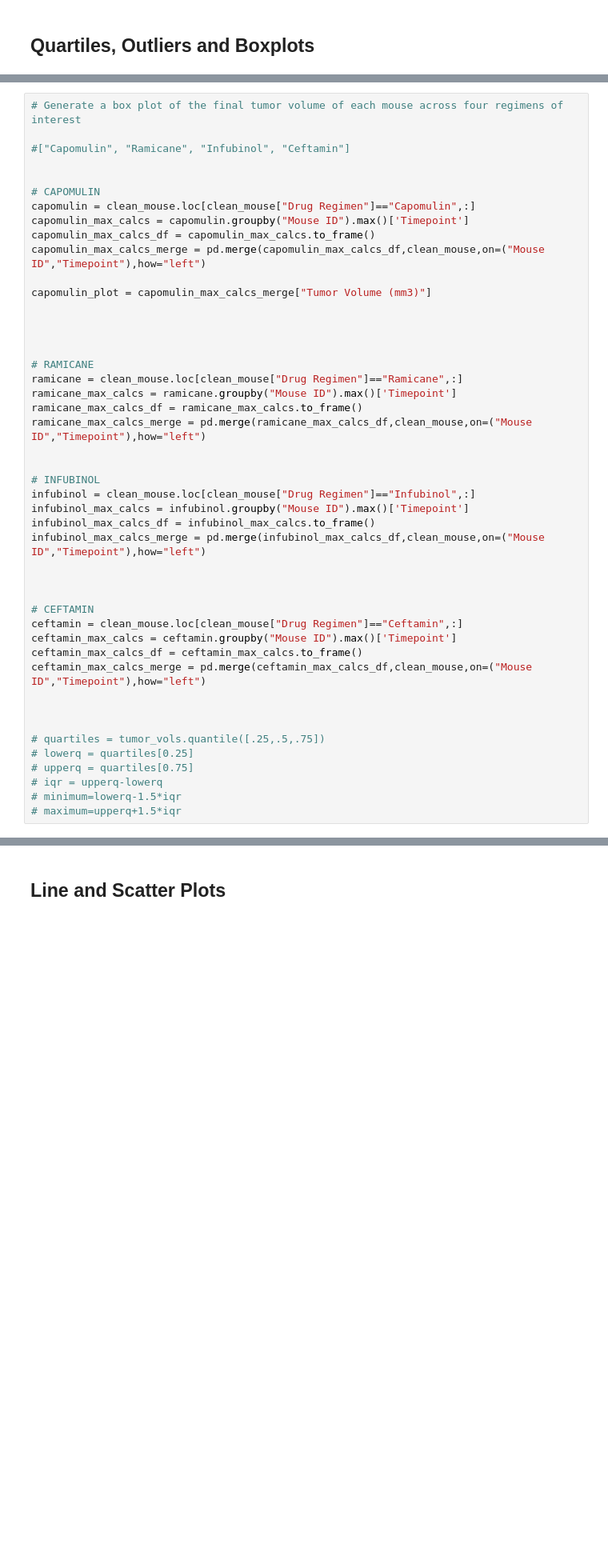
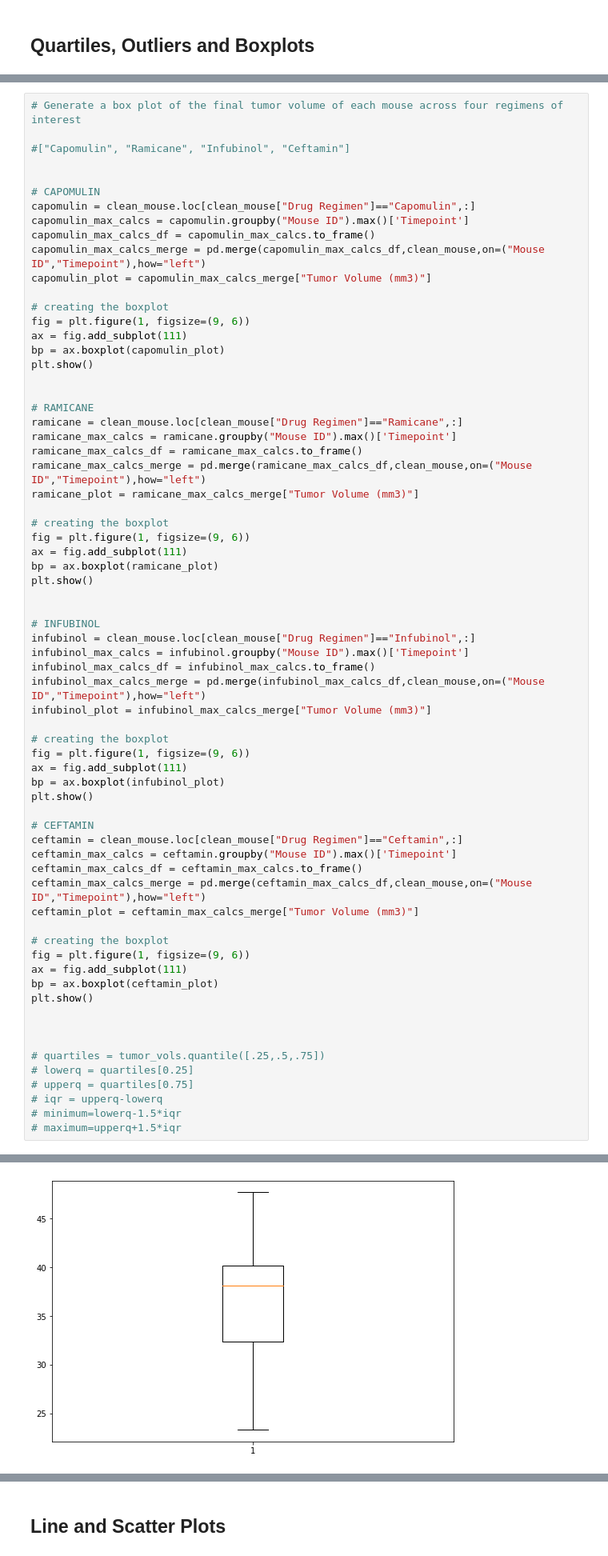
Before and after one commit to markhirsch91/matplotlib-challange, a Jupyter notebook: Pymaceuticals/pymaceuticals_starter.ipynb, the cells around one changed output, grey strips where cells are left out. Shown at 80% size. Cells and saved outputs as stored; diff of their text form; blank space fills up the shorter version.

```diff
--- a/Pymaceuticals/pymaceuticals_starter.ipynb
+++ b/Pymaceuticals/pymaceuticals_starter.ipynb
@@ -326,10 +242,13 @@ capomulin = clean_mouse.loc[clean_mouse["Drug Regimen"]=="Capomulin",:]
 capomulin_max_calcs = capomulin.groupby("Mouse ID").max()['Timepoint']
 capomulin_max_calcs_df = capomulin_max_calcs.to_frame()
 capomulin_max_calcs_merge = pd.merge(capomulin_max_calcs_df,clean_mouse,on=("Mouse ID","Timepoint"),how="left")
-
 capomulin_plot = capomulin_max_calcs_merge["Tumor Volume (mm3)"]
 
-
+# creating the boxplot
+fig = plt.figure(1, figsize=(9, 6))
+ax = fig.add_subplot(111)
+bp = ax.boxplot(capomulin_plot)
+plt.show()
 
 
 # RAMICANE
@@ -337,6 +256,13 @@ ramicane = clean_mouse.loc[clean_mouse["Drug Regimen"]=="Ramicane",:]
 ramicane_max_calcs = ramicane.groupby("Mouse ID").max()['Timepoint']
 ramicane_max_calcs_df = ramicane_max_calcs.to_frame()
 ramicane_max_calcs_merge = pd.merge(ramicane_max_calcs_df,clean_mouse,on=("Mouse ID","Timepoint"),how="left")
+ramicane_plot = ramicane_max_calcs_merge["Tumor Volume (mm3)"]
+
+# creating the boxplot
+fig = plt.figure(1, figsize=(9, 6))
+ax = fig.add_subplot(111)
+bp = ax.boxplot(ramicane_plot)
+plt.show()
 
 
 # INFUBINOL
@@ -344,14 +270,26 @@ infubinol = clean_mouse.loc[clean_mouse["Drug Regimen"]=="Infubinol",:]
 infubinol_max_calcs = infubinol.groupby("Mouse ID").max()['Timepoint']
 infubinol_max_calcs_df = infubinol_max_calcs.to_frame()
 infubinol_max_calcs_merge = pd.merge(infubinol_max_calcs_df,clean_mouse,on=("Mouse ID","Timepoint"),how="left")
+infubinol_plot = infubinol_max_calcs_merge["Tumor Volume (mm3)"]
 
-
+# creating the boxplot
+fig = plt.figure(1, figsize=(9, 6))
+ax = fig.add_subplot(111)
+bp = ax.boxplot(infubinol_plot)
+plt.show()
 
 # CEFTAMIN
 ceftamin = clean_mouse.loc[clean_mouse["Drug Regimen"]=="Ceftamin",:]
 ceftamin_max_calcs = ceftamin.groupby("Mouse ID").max()['Timepoint']
 ceftamin_max_calcs_df = ceftamin_max_calcs.to_frame()
 ceftamin_max_calcs_merge = pd.merge(ceftamin_max_calcs_df,clean_mouse,on=("Mouse ID","Timepoint"),how="left")
+ceftamin_plot = ceftamin_max_calcs_merge["Tumor Volume (mm3)"]
+
+# creating the boxplot
+fig = plt.figure(1, figsize=(9, 6))
+ax = fig.add_subplot(111)
+bp = ax.boxplot(ceftamin_plot)
+plt.show()
 
 
 
@@ -365,0 +303 @@ AttributeError: 'Series' object has no attribute 'boxplot'
+[figure, added]
```
Also changed, not shown: parts of 8 cells of this notebook.
